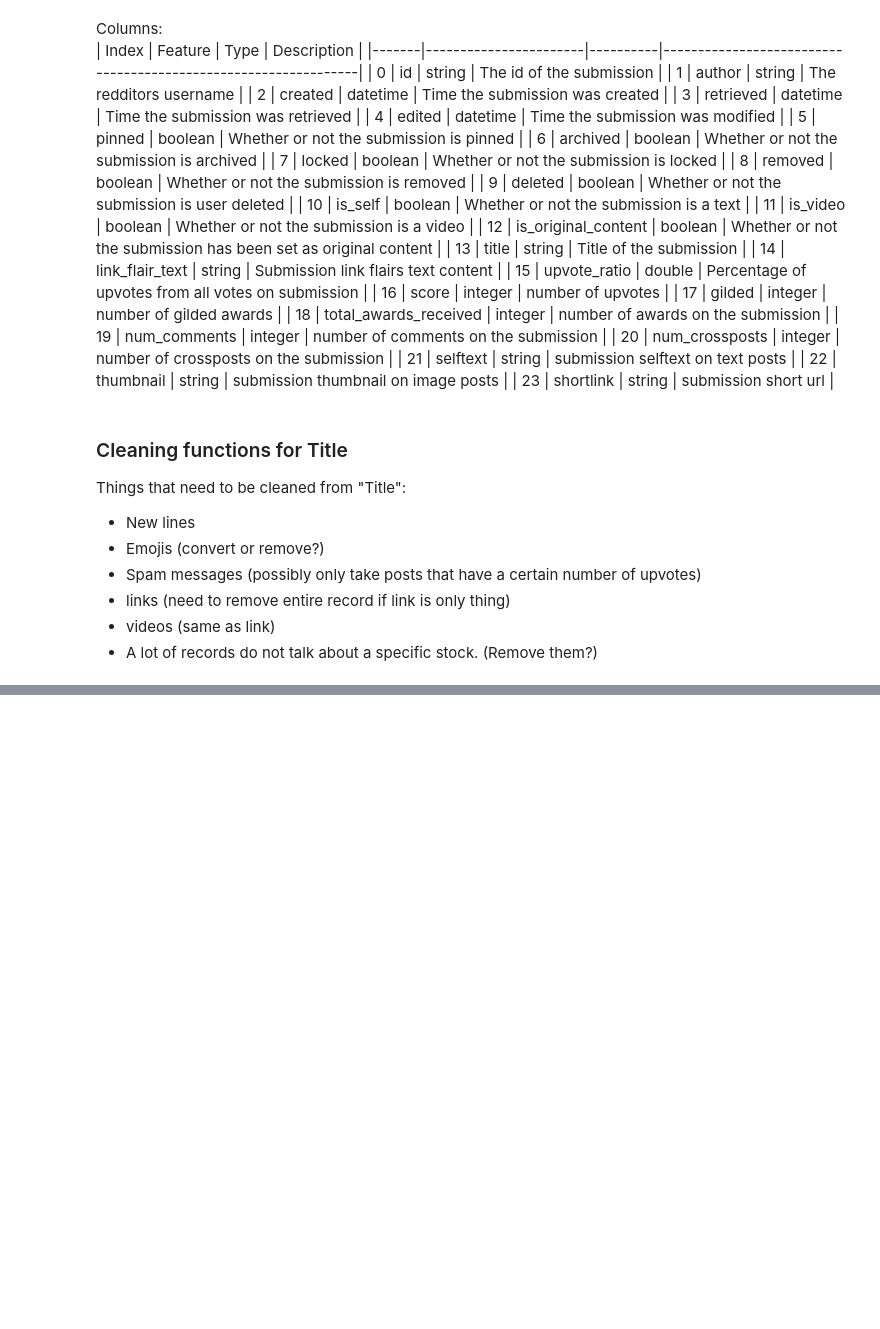
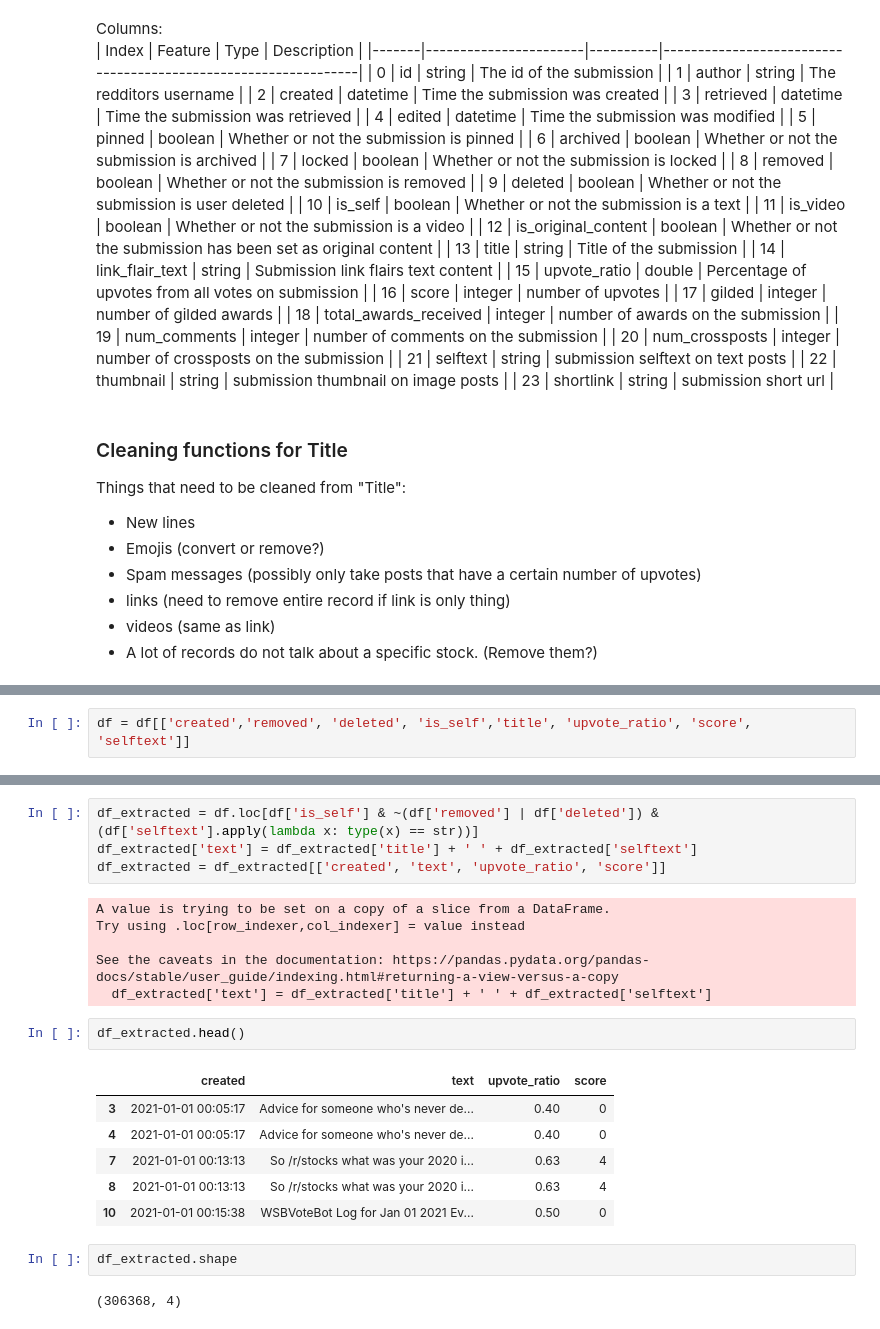
Before and after one commit to benfouch/finalDaScProj, a Jupyter notebook: cleaning.ipynb, the cells around one changed output, grey strips where cells are left out. Cells and saved outputs as stored; diff of their text form; blank space fills up the shorter version.

```diff
--- a/cleaning.ipynb
+++ b/cleaning.ipynb
@@ -113,0 +233,2 @@ Columns that could maybe possibly be removed:
+# %%
+df = df[['created','removed', 'deleted', 'is_self','title', 'upvote_ratio', 'score', 'selftext']]
@@ -113,0 +247,23 @@ Columns that could maybe possibly be removed:
+# %%
+df_extracted = df.loc[df['is_self'] & ~(df['removed'] | df['deleted']) & (df['selftext'].apply(lambda x: type(x) == str))]
+df_extracted['text'] = df_extracted['title'] + ' ' + df_extracted['selftext']
+df_extracted = df_extracted[['created', 'text', 'upvote_ratio', 'score']]
+# %% [output]
+A value is trying to be set on a copy of a slice from a DataFrame.
+Try using .loc[row_indexer,col_indexer] = value instead
+
+See the caveats in the documentation: https://pandas.pydata.org/pandas-docs/stable/user_guide/indexing.html#returning-a-view-versus-a-copy
+  df_extracted['text'] = df_extracted['title'] + ' ' + df_extracted['selftext']
+# %%
+df_extracted.head()
+# %% [output]
+|  | created | text | upvote_ratio | score |
+| 3 | 2021-01-01 00:05:17 | Advice for someone who's never de... | 0.40 | 0 |
+| 4 | 2021-01-01 00:05:17 | Advice for someone who's never de... | 0.40 | 0 |
+| 7 | 2021-01-01 00:13:13 | So /r/stocks what was your 2020 i... | 0.63 | 4 |
+| 8 | 2021-01-01 00:13:13 | So /r/stocks what was your 2020 i... | 0.63 | 4 |
+| 10 | 2021-01-01 00:15:38 | WSBVoteBot Log for Jan 01 2021 Ev... | 0.50 | 0 |
+# %%
+df_extracted.shape
+# %% [output]
+(306368, 4)
```
Also changed, not shown: parts of 40 cells of this notebook, 5 other files.
